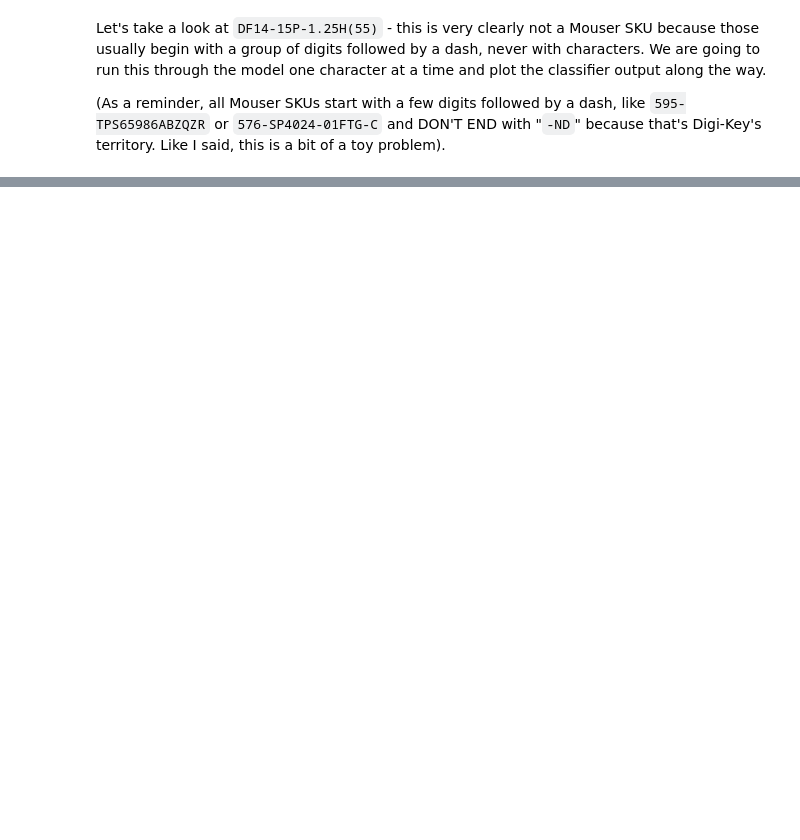
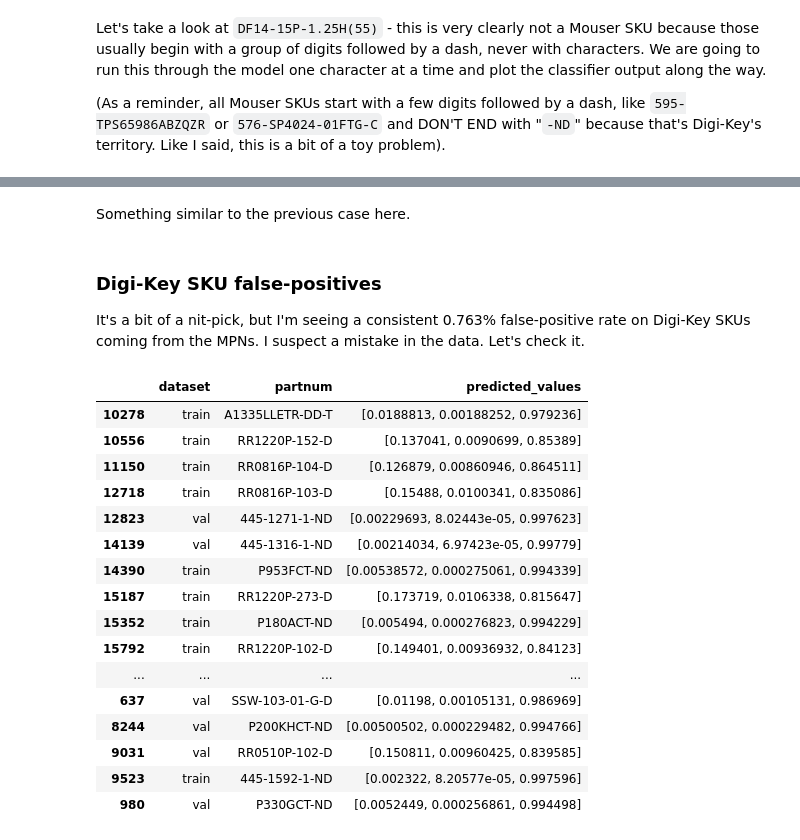
Before and after one commit to pcbng/parts-distributor-sku-classifier, a Jupyter notebook: parts-distributor-sku-classifier-part-2-explore.ipynb, the cells around one changed output, grey strips where cells are left out. Cells and saved outputs as stored; diff of their text form; code cells hidden in the pictures; blank space fills up the shorter version.

```diff
--- a/parts-distributor-sku-classifier-part-2-explore.ipynb
+++ b/parts-distributor-sku-classifier-part-2-explore.ipynb
@@ -170,0 +174,26 @@ char_by_char_classification_plot('NPA-700B-015A')
+# %% [markdown]
+Something similar to the previous case here.
+# %% [markdown]
+### Digi-Key SKU false-positives
+
+It's a bit of a nit-pick, but I'm seeing a consistent 0.763% false-positive rate on Digi-Key SKUs coming from the MPNs. I suspect a mistake in the data. Let's check it.
+# %%
+df[df.true_class_mpn & df.pred_class_digikey][['dataset', 'partnum', 'predicted_values']]
+# %% [output]
+|  | dataset | partnum | predicted_values |
+| 10278 | train | A1335LLETR-DD-T | [0.0188813, 0.00188252, 0.979236] |
+| 10556 | train | RR1220P-152-D | [0.137041, 0.0090699, 0.85389] |
+| 11150 | train | RR0816P-104-D | [0.126879, 0.00860946, 0.864511] |
+| 12718 | train | RR0816P-103-D | [0.15488, 0.0100341, 0.835086] |
+| 12823 | val | 445-1271-1-ND | [0.00229693, 8.02443e-05, 0.997623] |
+| 14139 | val | 445-1316-1-ND | [0.00214034, 6.97423e-05, 0.99779] |
+| 14390 | train | P953FCT-ND | [0.00538572, 0.000275061, 0.994339] |
+| 15187 | train | RR1220P-273-D | [0.173719, 0.0106338, 0.815647] |
+| 15352 | train | P180ACT-ND | [0.005494, 0.000276823, 0.994229] |
+| 15792 | train | RR1220P-102-D | [0.149401, 0.00936932, 0.84123] |
+| ... | ... | ... | ... |
+| 637 | val | SSW-103-01-G-D | [0.01198, 0.00105131, 0.986969] |
+| 8244 | val | P200KHCT-ND | [0.00500502, 0.000229482, 0.994766] |
+| 9031 | val | RR0510P-102-D | [0.150811, 0.00960425, 0.839585] |
+| 9523 | train | 445-1592-1-ND | [0.002322, 8.20577e-05, 0.997596] |
+| 980 | val | P330GCT-ND | [0.0052449, 0.000256861, 0.994498] |
```
Also changed, not shown: parts of 17 cells of this notebook, 6 other files.
